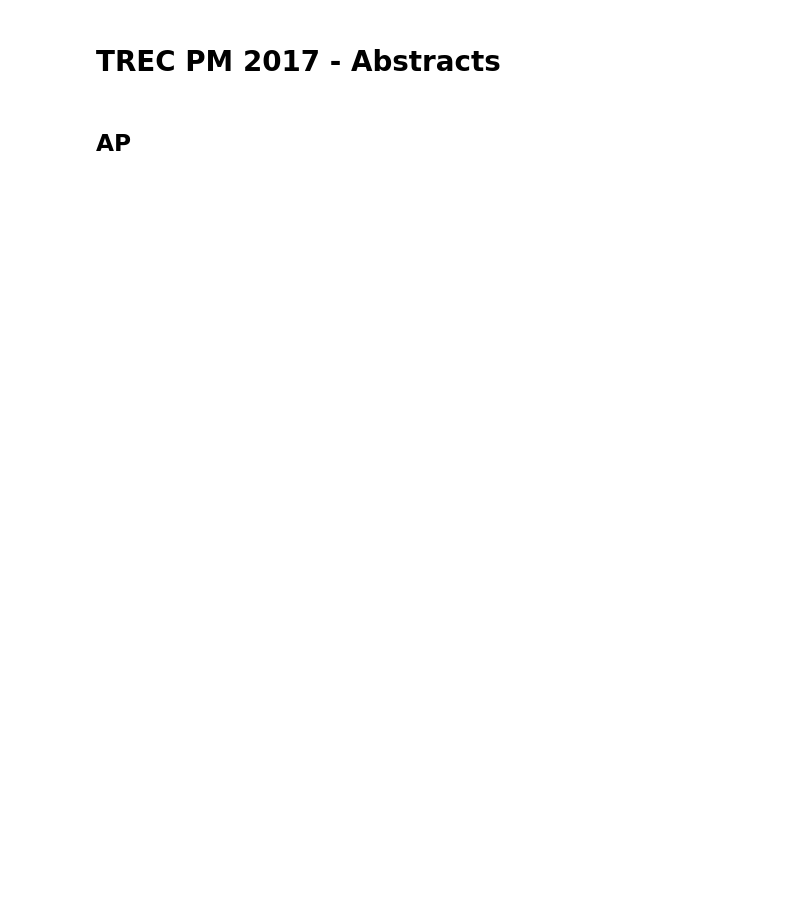
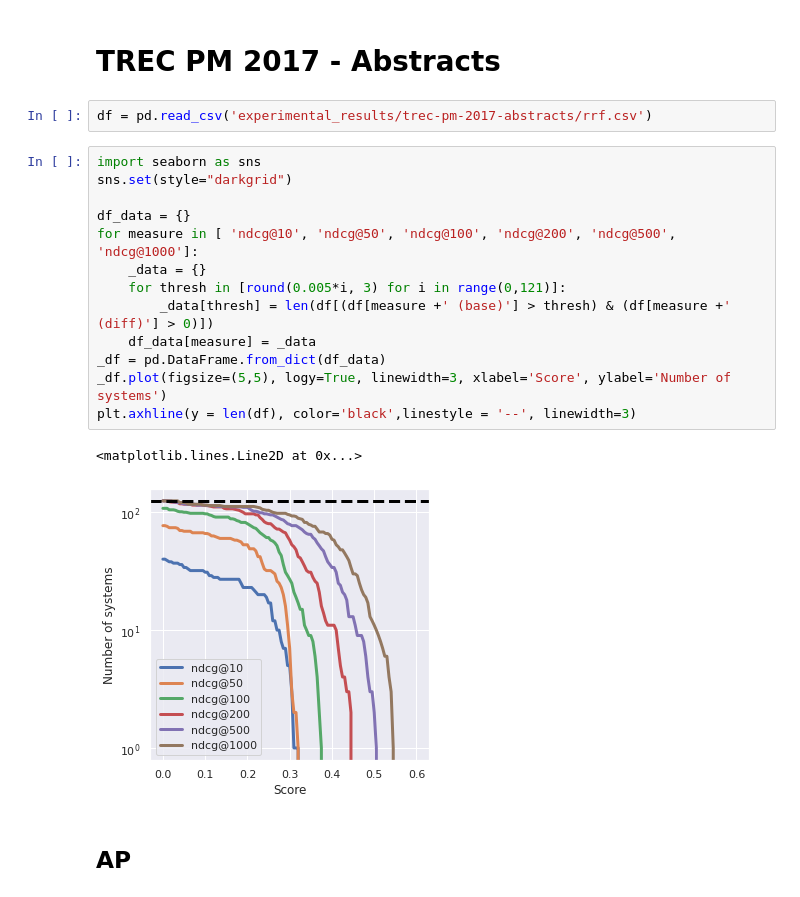
Before and after one commit to irgroup/jcdl2023-data-fusion, a Jupyter notebook: fuse.ipynb, the cells around one changed output. Saved outputs shown, nothing was run; the diff lists cells and outputs as text; blank space fills up the shorter version.

```diff
--- a/fuse.ipynb
+++ b/fuse.ipynb
@@ -254,6 +263,24 @@ file_out = DIR_CSV + fuse_method + '.csv'
 df.to_csv(file_out)
 # %% [markdown]
 # TREC PM 2017 - Abstracts
+# %%
+df = pd.read_csv('experimental_results/trec-pm-2017-abstracts/rrf.csv')
+# %%
+import seaborn as sns
+sns.set(style="darkgrid")
+
+df_data = {}
+for measure in [ 'ndcg@10', 'ndcg@50', 'ndcg@100', 'ndcg@200', 'ndcg@500', 'ndcg@1000']:
+    _data = {}
+    for thresh in [round(0.005*i, 3) for i in range(0,121)]:
+        _data[thresh] = len(df[(df[measure +' (base)'] > thresh) & (df[measure +' (diff)'] > 0)])
+    df_data[measure] = _data
+_df = pd.DataFrame.from_dict(df_data)
+_df.plot(figsize=(5,5), logy=True, linewidth=3, xlabel='Score', ylabel='Number of systems')
+plt.axhline(y = len(df), color='black',linestyle = '--', linewidth=3)
+# %% [output]
+<matplotlib.lines.Line2D at 0x...>
+[figure, added]
 # %% [markdown]
 ## AP
 # %%
```
Also changed, not shown: parts of 10 cells of this notebook, 1 other file.
